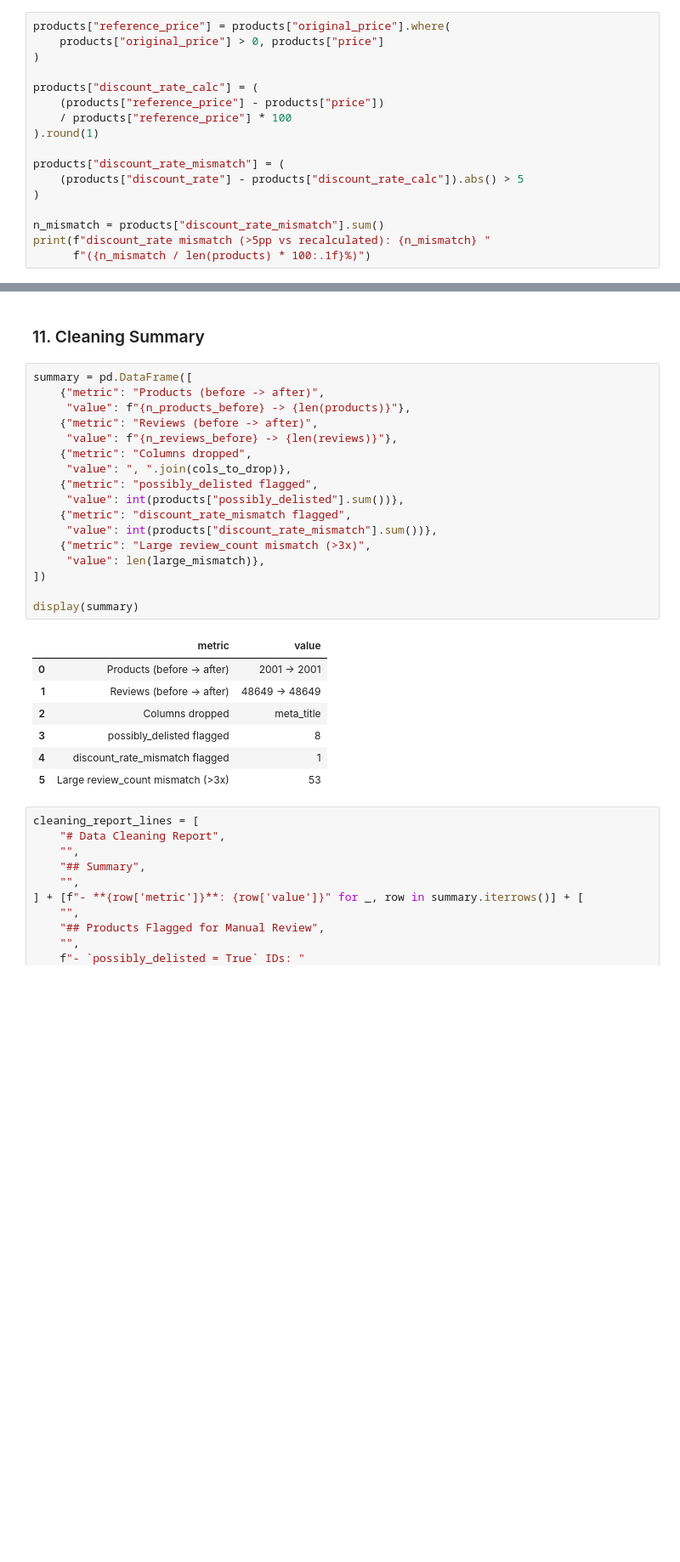
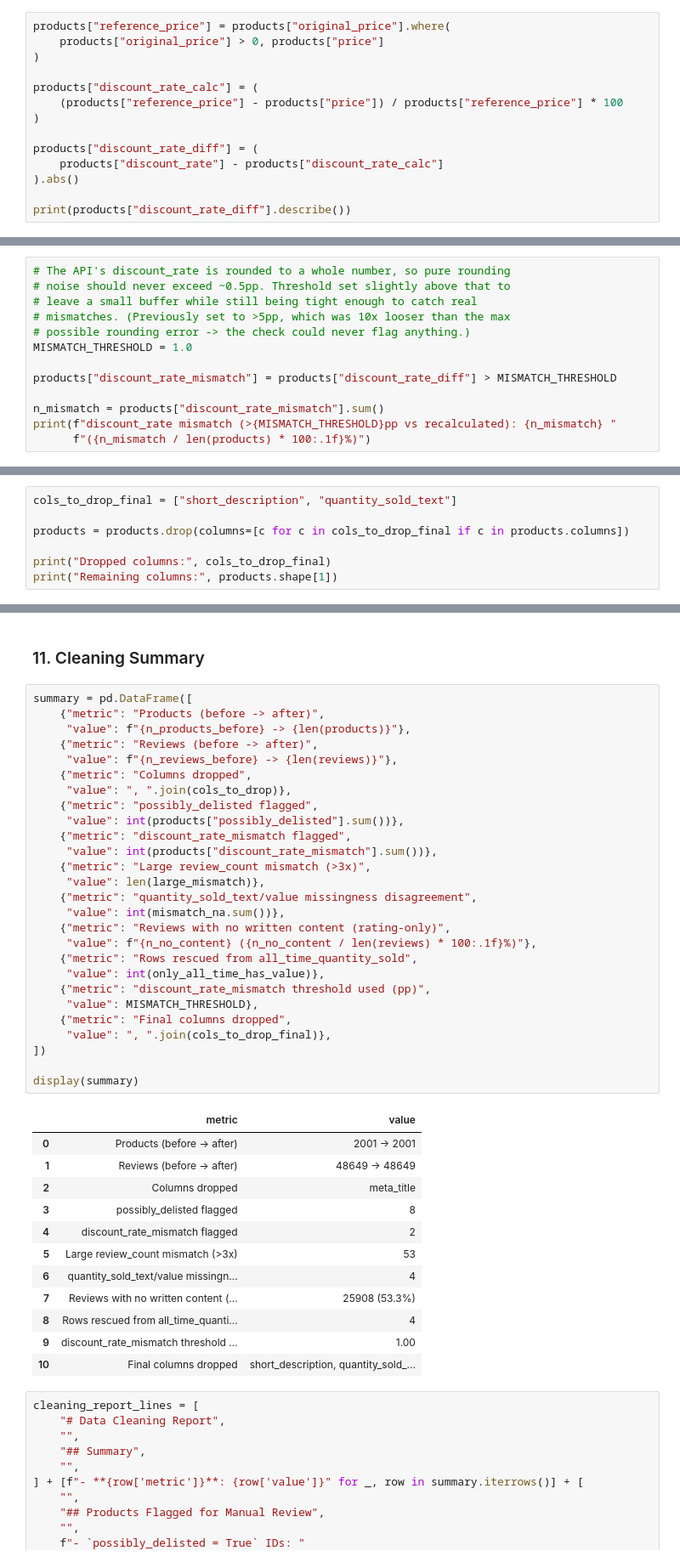
Before and after one commit to doxuantu110/Tiki-Kitchen-Appliances-Market-Analytics, a Jupyter notebook: data_cleaning/cleaning.ipynb, the cells around one changed output, grey strips where cells are left out. Shown at 85% size. Drawn from its saved outputs; the diff is of its cells as text; blank space fills up the shorter version.

Commit message:
tighten discount_rate_mismatch threshold from 5pp to 1pp and coalesce all_time_quantity_sold into quantity_sold_value before dropping

```diff
--- a/data_cleaning/cleaning.ipynb
+++ b/data_cleaning/cleaning.ipynb
@@ -169,15 +227,12 @@ products["reference_price"] = products["original_price"].where(
 )
 
 products["discount_rate_calc"] = (
-    (products["reference_price"] - products["price"])
-    / products["reference_price"] * 100
-).round(1)
-
-products["discount_rate_mismatch"] = (
-    (products["discount_rate"] - products["discount_rate_calc"]).abs() > 5
+    (products["reference_price"] - products["price"]) / products["reference_price"] * 100
 )
 
-n_mismatch = products["discount_rate_mismatch"].sum()
-print(f"discount_rate mismatch (>5pp vs recalculated): {n_mismatch} "
-      f"({n_mismatch / len(products) * 100:.1f}%)")
+products["discount_rate_diff"] = (
+    products["discount_rate"] - products["discount_rate_calc"]
+).abs()
+
+print(products["discount_rate_diff"].describe())
 # %% [output]
@@ -184,0 +248,13 @@ discount_rate mismatch (>5pp vs recalculated): 1 (0.0%)
+# %%
+# The API's discount_rate is rounded to a whole number, so pure rounding
+# noise should never exceed ~0.5pp. Threshold set slightly above that to
+# leave a small buffer while still being tight enough to catch real
+# mismatches. (Previously set to >5pp, which was 10x looser than the max
+# possible rounding error -> the check could never flag anything.)
+MISMATCH_THRESHOLD = 1.0
+
+products["discount_rate_mismatch"] = products["discount_rate_diff"] > MISMATCH_THRESHOLD
+
+n_mismatch = products["discount_rate_mismatch"].sum()
+print(f"discount_rate mismatch (>{MISMATCH_THRESHOLD}pp vs recalculated): {n_mismatch} "
+      f"({n_mismatch / len(products) * 100:.1f}%)")
@@ -283,0 +419,7 @@ Products with crawled_review_count > 3x declared review_count: 53
+# %%
+cols_to_drop_final = ["short_description", "quantity_sold_text"]
+
+products = products.drop(columns=[c for c in cols_to_drop_final if c in products.columns])
+
+print("Dropped columns:", cols_to_drop_final)
+print("Remaining columns:", products.shape[1])
@@ -299,28 +444,43 @@ Saved cleaned reviews  -> ../data/processed/reviews_cleaned.csv (48649 rows)
 # %%
 summary = pd.DataFrame([
     {"metric": "Products (before -> after)",
      "value": f"{n_products_before} -> {len(products)}"},
     {"metric": "Reviews (before -> after)",
      "value": f"{n_reviews_before} -> {len(reviews)}"},
     {"metric": "Columns dropped",
      "value": ", ".join(cols_to_drop)},
     {"metric": "possibly_delisted flagged",
      "value": int(products["possibly_delisted"].sum())},
     {"metric": "discount_rate_mismatch flagged",
      "value": int(products["discount_rate_mismatch"].sum())},
     {"metric": "Large review_count mismatch (>3x)",
      "value": len(large_mismatch)},
+    {"metric": "quantity_sold_text/value missingness disagreement",
+     "value": int(mismatch_na.sum())},
+    {"metric": "Reviews with no written content (rating-only)",
+     "value": f"{n_no_content} ({n_no_content / len(reviews) * 100:.1f}%)"},
+    {"metric": "Rows rescued from all_time_quantity_sold",
+     "value": int(only_all_time_has_value)},
+    {"metric": "discount_rate_mismatch threshold used (pp)",
+     "value": MISMATCH_THRESHOLD},
+    {"metric": "Final columns dropped",
+     "value": ", ".join(cols_to_drop_final)},
 ])
 
 display(summary)
 # %% [output]
 |  | metric | value |
 | 0 | Products (before -> after) | 2001 -> 2001 |
 | 1 | Reviews (before -> after) | 48649 -> 48649 |
 | 2 | Columns dropped | meta_title |
 | 3 | possibly_delisted flagged | 8 |
-| 4 | discount_rate_mismatch flagged | 1 |
+| 4 | discount_rate_mismatch flagged | 2 |
 | 5 | Large review_count mismatch (>3x) | 53 |
+| 6 | quantity_sold_text/value missingn... | 4 |
+| 7 | Reviews with no written content (... | 25908 (53.3%) |
+| 8 | Rows rescued from all_time_quanti... | 4 |
+| 9 | discount_rate_mismatch threshold ... | 1.00 |
+| 10 | Final columns dropped | short_description, quantity_sold_... |
 # %%
 cleaning_report_lines = [
     "# Data Cleaning Report",
```
Also changed, not shown: parts of 13 cells of this notebook, 1 other file.
